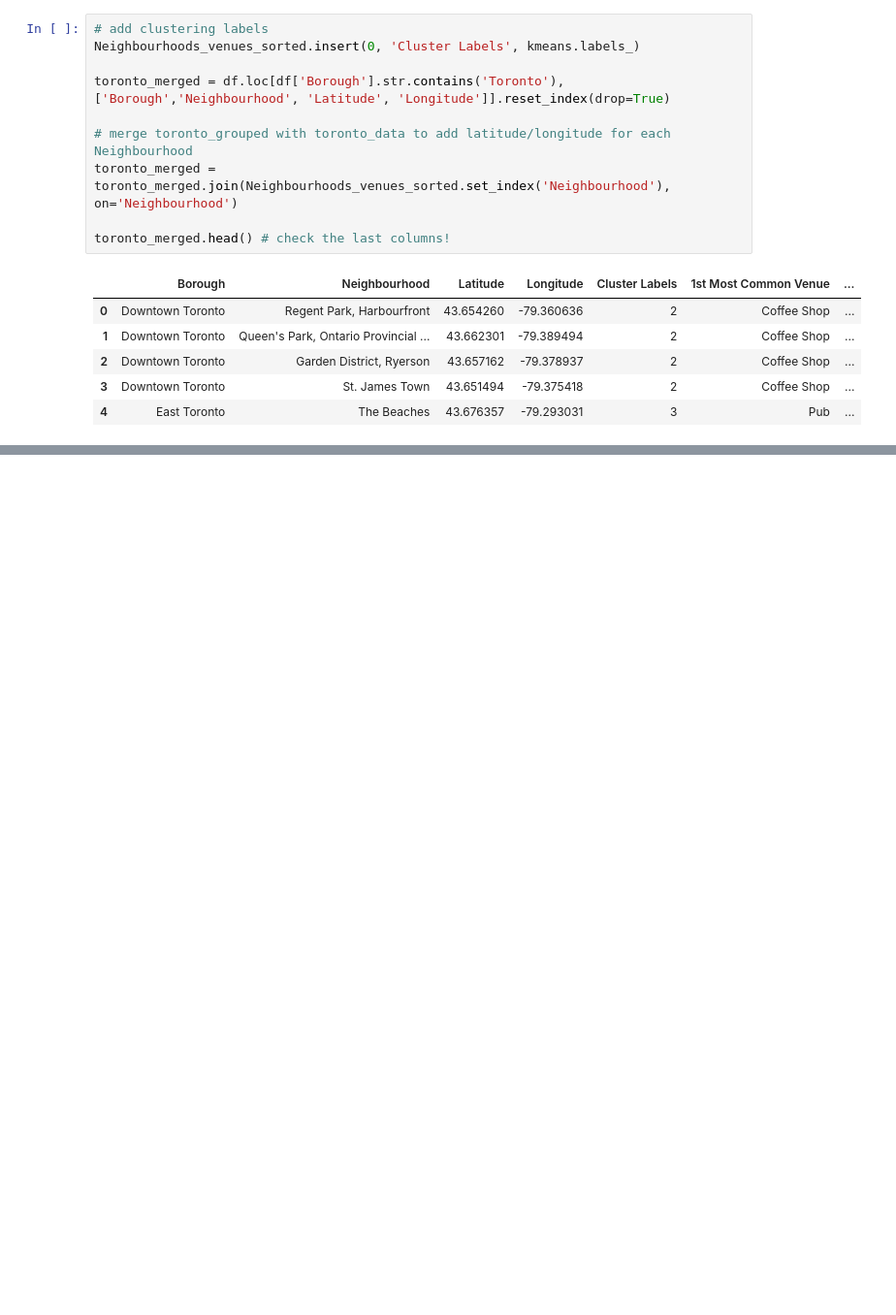
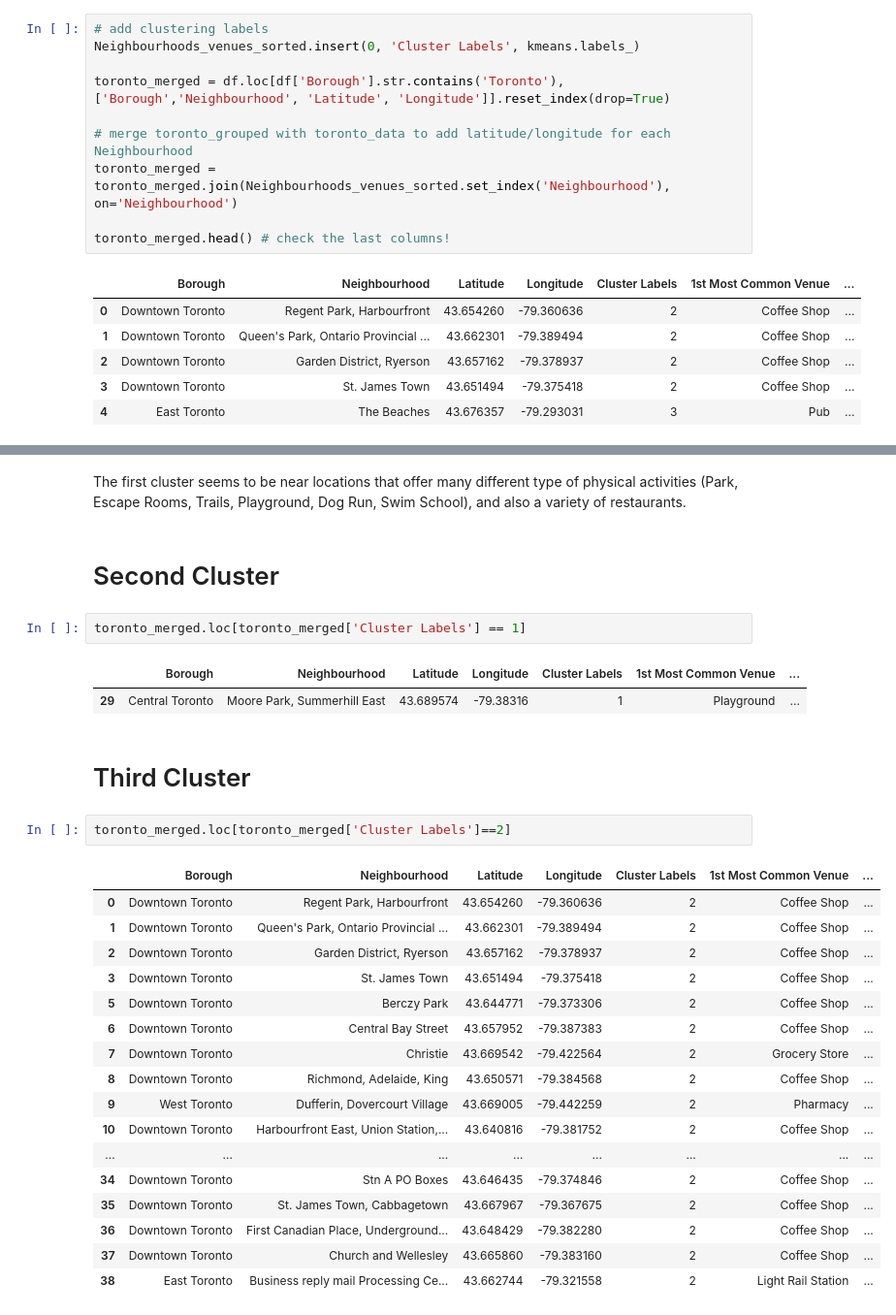
Before and after one commit to mlhadi/coursera-capstone, a Jupyter notebook: capstone-week-3-part3.ipynb, the cells around one changed output, grey strips where cells are left out. Shown: that part at 97% size. Drawn from its saved outputs; the diff is of its cells as text; blank space fills up the shorter version.

```diff
--- a/capstone-week-3-part3.ipynb
+++ b/capstone-week-3-part3.ipynb
@@ -457,0 +480,31 @@ map_clusters
+# %% [markdown]
+The first cluster seems to be near locations that offer many different type of physical activities (Park, Escape Rooms, Trails, Playground, Dog Run, Swim School), and also a variety of restaurants.
+# %% [markdown]
+# Second Cluster
+# %%
+toronto_merged.loc[toronto_merged['Cluster Labels'] == 1]
+# %% [output]
+|  | Borough | Neighbourhood | Latitude | Longitude | Cluster Labels | 1st Most Common Venue | ... |
+| 29 | Central Toronto | Moore Park, Summerhill East | 43.689574 | -79.38316 | 1 | Playground | ... |
+# %% [markdown]
+# Third Cluster
+# %%
+toronto_merged.loc[toronto_merged['Cluster Labels']==2]
+# %% [output]
+|  | Borough | Neighbourhood | Latitude | Longitude | Cluster Labels | 1st Most Common Venue | ... |
+| 0 | Downtown Toronto | Regent Park, Harbourfront | 43.654260 | -79.360636 | 2 | Coffee Shop | ... |
+| 1 | Downtown Toronto | Queen's Park, Ontario Provincial ... | 43.662301 | -79.389494 | 2 | Coffee Shop | ... |
+| 2 | Downtown Toronto | Garden District, Ryerson | 43.657162 | -79.378937 | 2 | Coffee Shop | ... |
+| 3 | Downtown Toronto | St. James Town | 43.651494 | -79.375418 | 2 | Coffee Shop | ... |
+| 5 | Downtown Toronto | Berczy Park | 43.644771 | -79.373306 | 2 | Coffee Shop | ... |
+| 6 | Downtown Toronto | Central Bay Street | 43.657952 | -79.387383 | 2 | Coffee Shop | ... |
+| 7 | Downtown Toronto | Christie | 43.669542 | -79.422564 | 2 | Grocery Store | ... |
+| 8 | Downtown Toronto | Richmond, Adelaide, King | 43.650571 | -79.384568 | 2 | Coffee Shop | ... |
+| 9 | West Toronto | Dufferin, Dovercourt Village | 43.669005 | -79.442259 | 2 | Pharmacy | ... |
+| 10 | Downtown Toronto | Harbourfront East, Union Station,... | 43.640816 | -79.381752 | 2 | Coffee Shop | ... |
+| ... | ... | ... | ... | ... | ... | ... | ... |
+| 34 | Downtown Toronto | Stn A PO Boxes | 43.646435 | -79.374846 | 2 | Coffee Shop | ... |
+| 35 | Downtown Toronto | St. James Town, Cabbagetown | 43.667967 | -79.367675 | 2 | Coffee Shop | ... |
+| 36 | Downtown Toronto | First Canadian Place, Underground... | 43.648429 | -79.382280 | 2 | Coffee Shop | ... |
+| 37 | Downtown Toronto | Church and Wellesley | 43.665860 | -79.383160 | 2 | Coffee Shop | ... |
+| 38 | East Toronto | Business reply mail Processing Ce... | 43.662744 | -79.321558 | 2 | Light Rail Station | ... |
```
Also changed, not shown: parts of 18 cells of this notebook.
